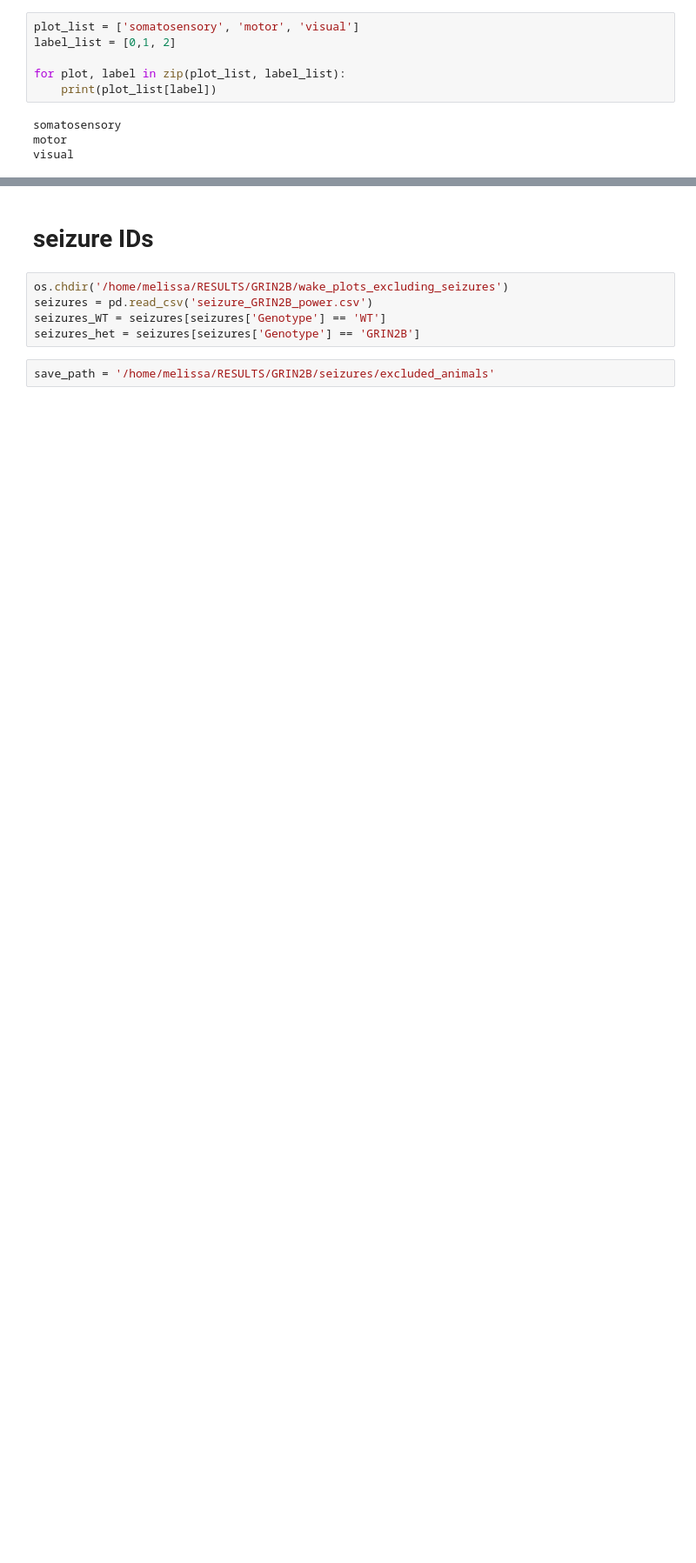
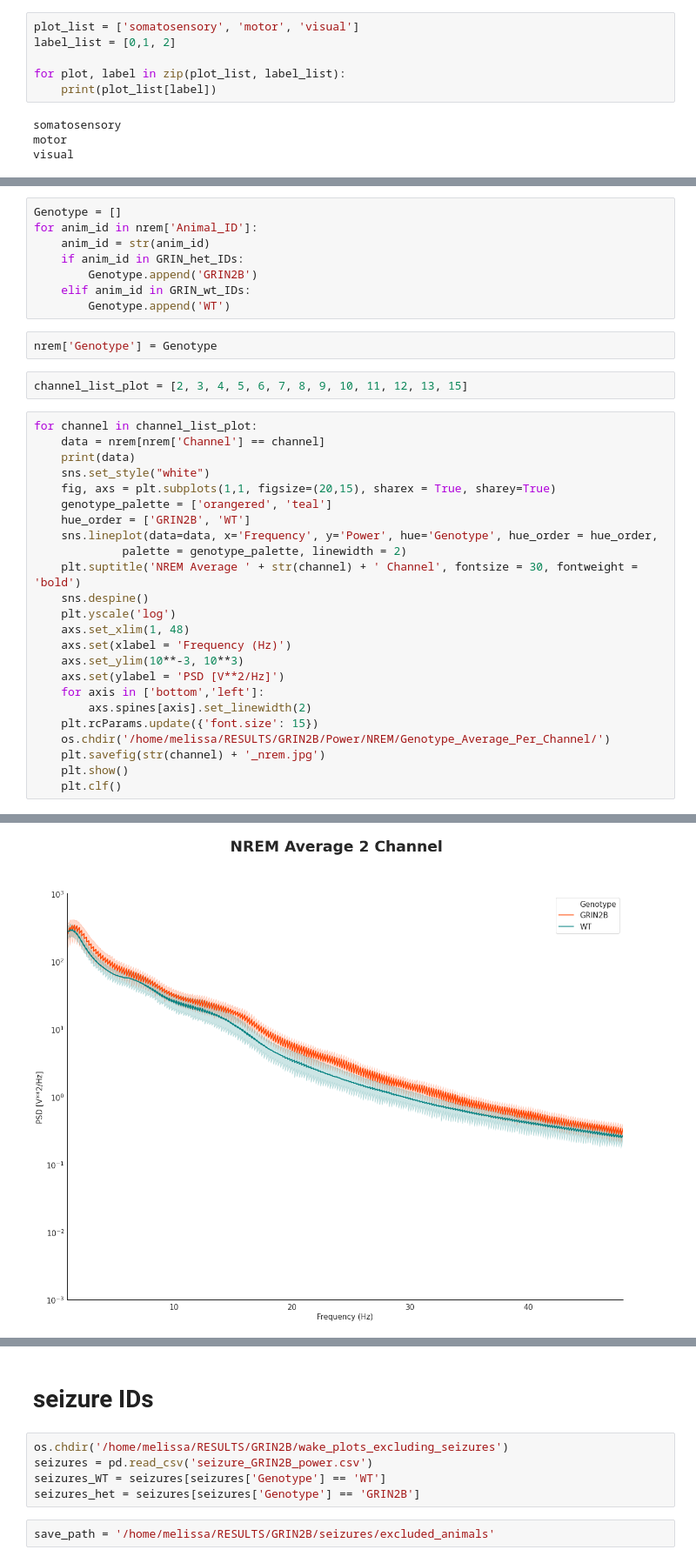
Before and after one commit to melissafasol/GRIN2B, a Jupyter notebook: notebooks/plotting_GRIN2B.ipynb, the cells around one changed output, grey strips where cells are left out. Shown at 87% size. Cells and saved outputs as stored; diff of their text form; blank space fills up the shorter version.

```diff
--- a/notebooks/plotting_GRIN2B.ipynb
+++ b/notebooks/plotting_GRIN2B.ipynb
@@ -158,0 +140,37 @@ plot_by_animal(non_rem, genotype = 'GRIN2B HET', sleepstage = 'NREM', save_path
+# %%
+Genotype = []
+for anim_id in nrem['Animal_ID']:
+    anim_id = str(anim_id)
+    if anim_id in GRIN_het_IDs:
+        Genotype.append('GRIN2B')
+    elif anim_id in GRIN_wt_IDs:
+        Genotype.append('WT')
+# %%
+nrem['Genotype'] = Genotype
+# %%
+channel_list_plot = [2, 3, 4, 5, 6, 7, 8, 9, 10, 11, 12, 13, 15]
+# %%
+for channel in channel_list_plot:
+    data = nrem[nrem['Channel'] == channel]
+    print(data)
+    sns.set_style("white")
+    fig, axs = plt.subplots(1,1, figsize=(20,15), sharex = True, sharey=True)
+    genotype_palette = ['orangered', 'teal']
+    hue_order = ['GRIN2B', 'WT']
+    sns.lineplot(data=data, x='Frequency', y='Power', hue='Genotype', hue_order = hue_order,
+             palette = genotype_palette, linewidth = 2)
+    plt.suptitle('NREM Average ' + str(channel) + ' Channel', fontsize = 30, fontweight = 'bold')
+    sns.despine()
+    plt.yscale('log')
+    axs.set_xlim(1, 48)
+    axs.set(xlabel = 'Frequency (Hz)')
+    axs.set_ylim(10**-3, 10**3)
+    axs.set(ylabel = 'PSD [V**2/Hz]')
+    for axis in ['bottom','left']:
+        axs.spines[axis].set_linewidth(2)
+    plt.rcParams.update({'font.size': 15})
+    os.chdir('/home/melissa/RESULTS/GRIN2B/Power/NREM/Genotype_Average_Per_Channel/')
+    plt.savefig(str(channel) + '_nrem.jpg')
+    plt.show()
+    plt.clf()
+# %% [output]
@@ -158,0 +191 @@ plot_by_animal(non_rem, genotype = 'GRIN2B HET', sleepstage = 'NREM', save_path
+[figure, added]
```
Also changed, not shown: parts of 15 cells of this notebook, 3 other files.
